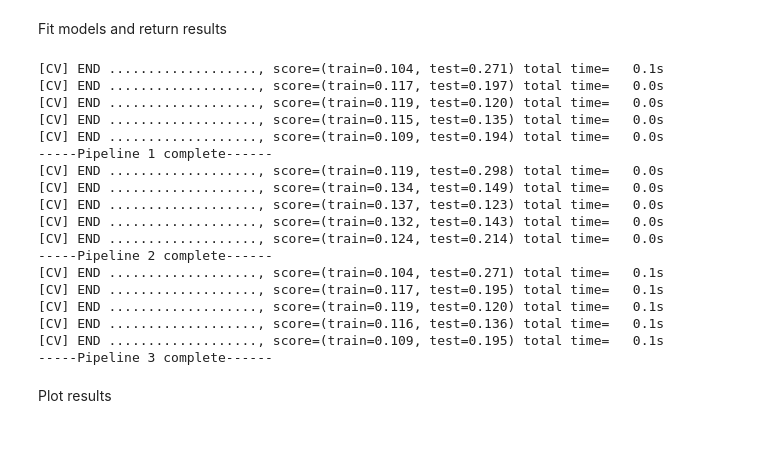
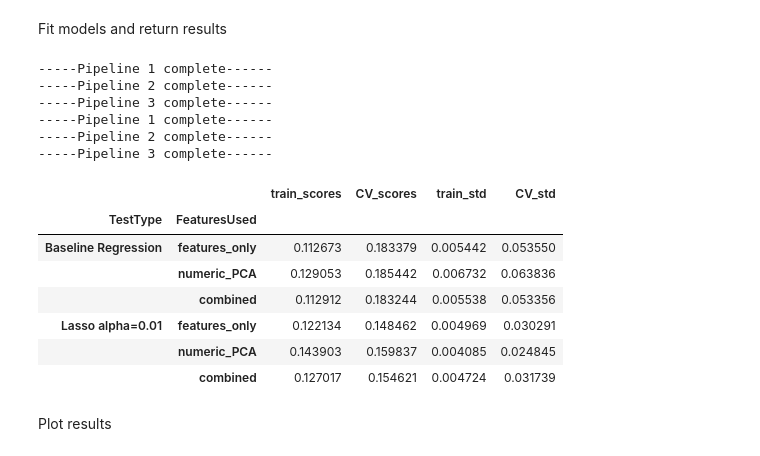
Before and after one commit to charlesbeacham/house_prices, a Jupyter notebook: housing.ipynb, the cells around one changed output. Cells and saved outputs as stored; diff of their text form; code cells hidden in the pictures.

Commit message:
create iteration framework for iterating over models

```diff
--- a/housing.ipynb
+++ b/housing.ipynb
@@ -471,7 +471,7 @@ def no_feature_selection_baseline(X, y, pipeline_list, classifier, scorer):
         CV_score_stdev_list,
     )
 # %%
-def run_model(X, y, pipeline_list, classifier, scorer, verbose=0):
+def run_model(X, y, pipeline_list, classifier, scorer, verbose=0, name=None):
     """
     Test the baseline case without any feature selection vs an sklearn classifier.  This function will take the 3 baseline cases (all features, nummeric PCA, and all features + numeric PCA)
     and return their CV and training score for each.
@@ -482,6 +482,7 @@ def run_model(X, y, pipeline_list, classifier, scorer, verbose=0):
         - pipeline list: A list of sklearn pipelines in the order of all 1) features  2) numeric PCA and 3) all features + numeric PCA
         - classifier: the Sklearn classifier object to be used to create the prediction.
         - scorer: the custom scorer used to create the CV and training scores.
+        - name: this is the name (str) of the type of run. to be used for chart labels later.
 
     Returns:
         - training_score_list: The RMSE of the log prediction using the training data. will be a list of 3 values matching the baseline case list above.
@@ -495,7 +496,13 @@ def run_model(X, y, pipeline_list, classifier, scorer, verbose=0):
         regressor=classifier, func=np.log, inverse_func=np.exp
     )
 
-    training_score_list, CV_score_list, train_score_stdev_list, CV_score_stdev_list, estimators_list = (
+    (
+        training_score_list,
+        CV_score_list,
+        train_score_stdev_list,
+        CV_score_stdev_list,
+        estimators_list,
+    ) = (
         [],
         [],
         [],
@@ -533,6 +540,7 @@ def run_model(X, y, pipeline_list, classifier, scorer, verbose=0):
         train_score_stdev_list,
         CV_score_stdev_list,
         estimators_list,
+        name,
     )
 # %% [markdown]
 ### Create the pipelines for the above function
@@ -585,27 +593,3 @@ Case for all original features + all numeric/ordinal PCA transformed features
 combined_features = make_union(features_only, numerical_features_PCA)
 # %% [markdown]
 Fit models and return results
-# %%
-pipes = [features_only, numerical_features_PCA, combined_features]
-train_scores, CV_scores, train_std, CV_std, _ = run_model(
-    X_train, y_train, pipes, LinearRegression(), myscore
-)
-# %% [output]
-[CV] END ..................., score=(train=0.104, test=0.271) total time=   0.1s
-[CV] END ..................., score=(train=0.117, test=0.197) total time=   0.0s
-[CV] END ..................., score=(train=0.119, test=0.120) total time=   0.0s
-[CV] END ..................., score=(train=0.115, test=0.135) total time=   0.0s
-[CV] END ..................., score=(train=0.109, test=0.194) total time=   0.0s
------Pipeline 1 complete------
-[CV] END ..................., score=(train=0.119, test=0.298) total time=   0.0s
-[CV] END ..................., score=(train=0.134, test=0.149) total time=   0.0s
-[CV] END ..................., score=(train=0.137, test=0.123) total time=   0.0s
-[CV] END ..................., score=(train=0.132, test=0.143) total time=   0.0s
-[CV] END ..................., score=(train=0.124, test=0.214) total time=   0.0s
------Pipeline 2 complete------
-[CV] END ..................., score=(train=0.104, test=0.271) total time=   0.1s
-[CV] END ..................., score=(train=0.117, test=0.195) total time=   0.1s
-[CV] END ..................., score=(train=0.119, test=0.120) total time=   0.1s
-[CV] END ..................., score=(train=0.116, test=0.136) total time=   0.1s
-[CV] END ..................., score=(train=0.109, test=0.195) total time=   0.1s
------Pipeline 3 complete------
@@ -612,3 +598,45 @@ train_scores, CV_scores, train_std, CV_std, _ = run_model(
+# %%
+# iterate over models
+classifier_tests = [LinearRegression(), Lasso(alpha=0.01)]
+names = ["Baseline Regression", "Lasso alpha=0.01"]
+results = pd.DataFrame()
+
+for classifier, name in zip(classifier_tests, names):
+    train_scores, CV_scores, train_std, CV_std, estimators, name = run_model(
+        X_train, y_train, pipes, classifier, myscore, name=name
+    )
+
+    # write outputs to dataframe
+    index_names = [[name], ["features_only", "numeric_PCA", "combined"]]
+    index = pd.MultiIndex.from_product(index_names, names=["TestType", "FeaturesUsed"])
+
+    data = {
+        "train_scores": train_scores,
+        "CV_scores": CV_scores,
+        "train_std": train_std,
+        "CV_std": CV_std,
+    }
+
+    result = pd.DataFrame(data=data, index=index)
+    results = pd.concat([results, result])
+# %% [output]
+-----Pipeline 1 complete------
+-----Pipeline 2 complete------
+-----Pipeline 3 complete------
+-----Pipeline 1 complete------
+-----Pipeline 2 complete------
+-----Pipeline 3 complete------
+# %%
+results
+# %% [output]
+|  |  | train_scores | CV_scores | train_std | CV_std |
+| TestType | FeaturesUsed |  |  |  |  |
+| Baseline Regression | features_only | 0.112673 | 0.183379 | 0.005442 | 0.053550 |
+|  | numeric_PCA | 0.129053 | 0.185442 | 0.006732 | 0.063836 |
+|  | combined | 0.112912 | 0.183244 | 0.005538 | 0.053356 |
+| Lasso alpha=0.01 | features_only | 0.122134 | 0.148462 | 0.004969 | 0.030291 |
+|  | numeric_PCA | 0.143903 | 0.159837 | 0.004085 | 0.024845 |
+|  | combined | 0.127017 | 0.154621 | 0.004724 | 0.031739 |
 # %% [markdown]
 Plot results
 # %%
```
Also changed, not shown: parts of 8 cells of this notebook.
